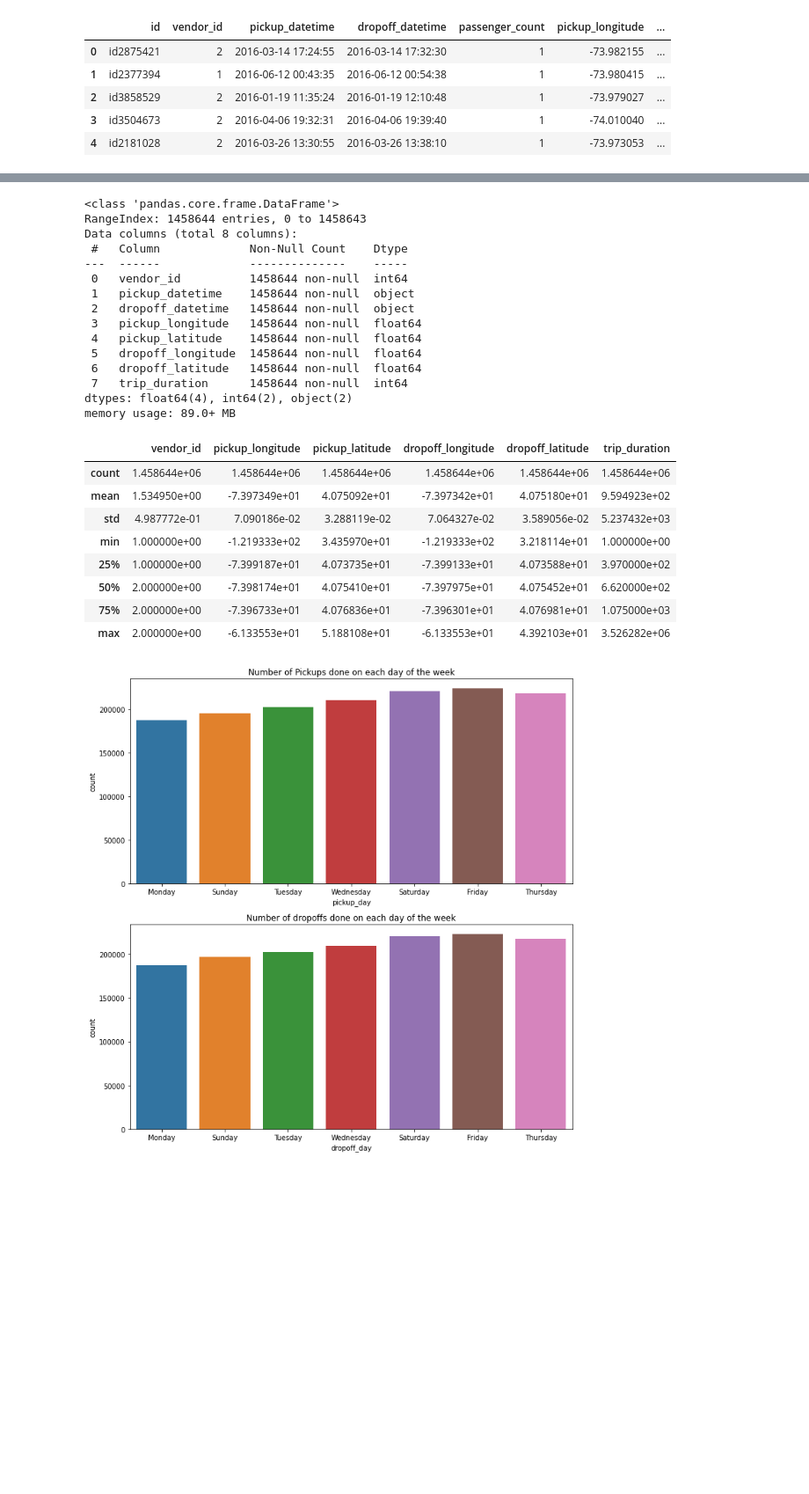
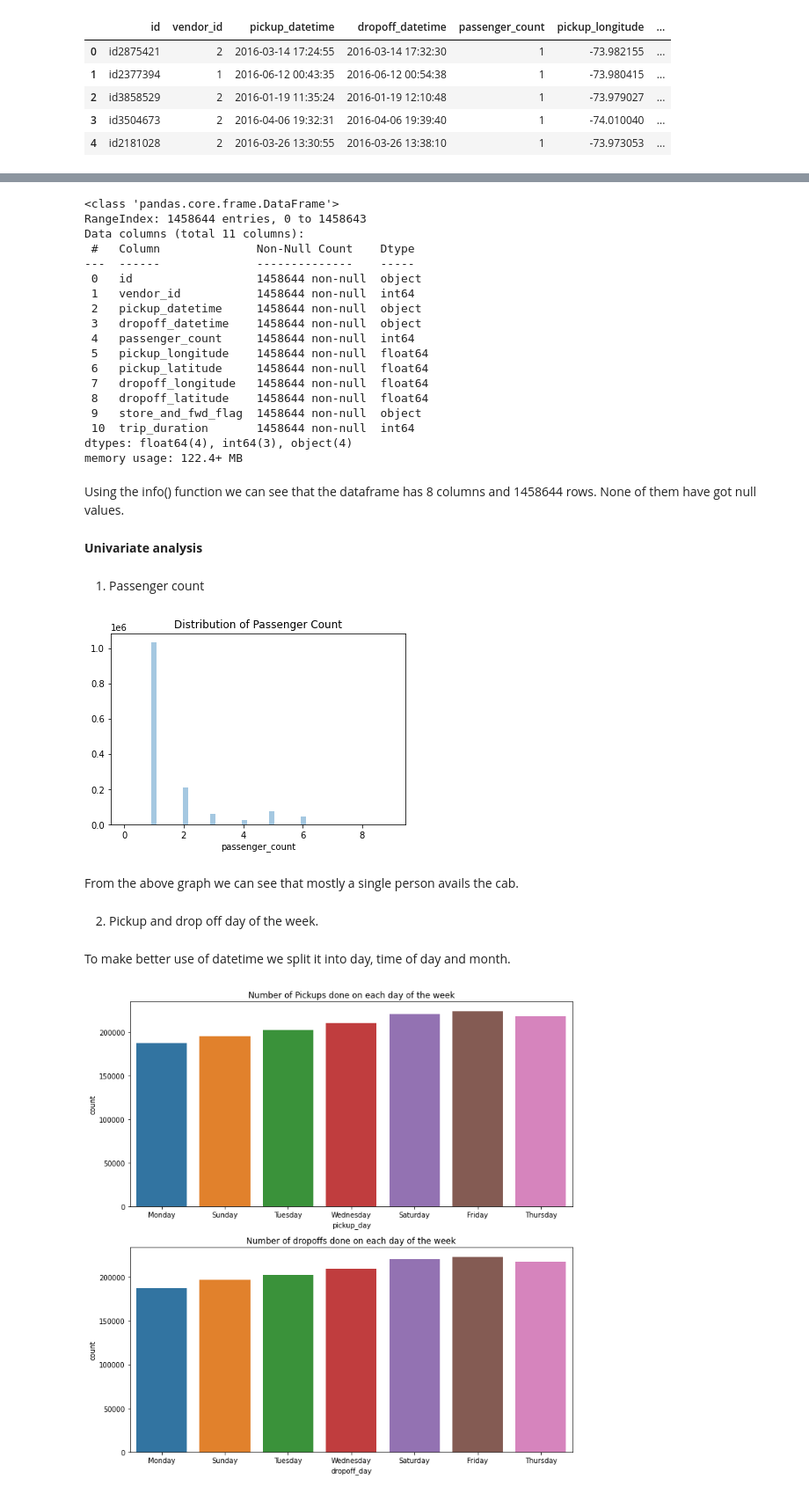
Before and after one commit to manm0han/NYC-Taxi-Trip-Time-Prediction, a Jupyter notebook: Copy_of_NYC_Taxi_Trip_Time_Prediction_Capstone_Project.ipynb, the cells around one changed output, grey strips where cells are left out. Shown at 88% size. Cells and saved outputs as stored; diff of their text form; code cells hidden in the pictures; blank space fills up the shorter version.

```diff
--- a/Copy_of_NYC_Taxi_Trip_Time_Prediction_Capstone_Project.ipynb
+++ b/Copy_of_NYC_Taxi_Trip_Time_Prediction_Capstone_Project.ipynb
@@ -60,5 +64,3 @@ df.head()
 | 2 | id3858529 | 2 | 2016-01-19 11:35:24 | 2016-01-19 12:10:48 | 1 | -73.979027 | ... |
 | 3 | id3504673 | 2 | 2016-04-06 19:32:31 | 2016-04-06 19:39:40 | 1 | -74.010040 | ... |
 | 4 | id2181028 | 2 | 2016-03-26 13:30:55 | 2016-03-26 13:38:10 | 1 | -73.973053 | ... |
-# %%
-df.drop(['id', 'passenger_count', 'store_and_fwd_flag'], inplace = True, axis = 1)
@@ -67,29 +82,38 @@ df.info()
 # %% [output]
 <class 'pandas.core.frame.DataFrame'>
 RangeIndex: 1458644 entries, 0 to 1458643
-Data columns (total 8 columns):
- #   Column             Non-Null Count    Dtype
----  ------             --------------    -----
- 0   vendor_id          1458644 non-null  int64
- 1   pickup_datetime    1458644 non-null  object
- 2   dropoff_datetime   1458644 non-null  object
- 3   pickup_longitude   1458644 non-null  float64
- 4   pickup_latitude    1458644 non-null  float64
- 5   dropoff_longitude  1458644 non-null  float64
- 6   dropoff_latitude   1458644 non-null  float64
- 7   trip_duration      1458644 non-null  int64
-dtypes: float64(4), int64(2), object(2)
-memory usage: 89.0+ MB
+Data columns (total 11 columns):
+ #   Column              Non-Null Count    Dtype
+---  ------              --------------    -----
+ 0   id                  1458644 non-null  object
+ 1   vendor_id           1458644 non-null  int64
+ 2   pickup_datetime     1458644 non-null  object
+ 3   dropoff_datetime    1458644 non-null  object
+ 4   passenger_count     1458644 non-null  int64
+ 5   pickup_longitude    1458644 non-null  float64
+ 6   pickup_latitude     1458644 non-null  float64
+ 7   dropoff_longitude   1458644 non-null  float64
+ 8   dropoff_latitude    1458644 non-null  float64
+ 9   store_and_fwd_flag  1458644 non-null  object
+ 10  trip_duration       1458644 non-null  int64
+dtypes: float64(4), int64(3), object(4)
+memory usage: 122.4+ MB
-# %%
-df.describe()
-# %% [output]
-|  | vendor_id | pickup_longitude | pickup_latitude | dropoff_longitude | dropoff_latitude | trip_duration |
-| count | 1.458644e+06 | 1.458644e+06 | 1.458644e+06 | 1.458644e+06 | 1.458644e+06 | 1.458644e+06 |
-| mean | 1.534950e+00 | -7.397349e+01 | 4.075092e+01 | -7.397342e+01 | 4.075180e+01 | 9.594923e+02 |
-| std | 4.987772e-01 | 7.090186e-02 | 3.288119e-02 | 7.064327e-02 | 3.589056e-02 | 5.237432e+03 |
-| min | 1.000000e+00 | -1.219333e+02 | 3.435970e+01 | -1.219333e+02 | 3.218114e+01 | 1.000000e+00 |
-| 25% | 1.000000e+00 | -7.399187e+01 | 4.073735e+01 | -7.399133e+01 | 4.073588e+01 | 3.970000e+02 |
-| 50% | 2.000000e+00 | -7.398174e+01 | 4.075410e+01 | -7.397975e+01 | 4.075452e+01 | 6.620000e+02 |
-| 75% | 2.000000e+00 | -7.396733e+01 | 4.076836e+01 | -7.396301e+01 | 4.076981e+01 | 1.075000e+03 |
-| max | 2.000000e+00 | -6.133553e+01 | 5.188108e+01 | -6.133553e+01 | 4.392103e+01 | 3.526282e+06 |
+# %% [markdown]
+Using the info() function we can see that the dataframe has 8 columns and 1458644 rows. None of them have got null values.
+# %% [markdown]
+**Univariate analysis**
+# %% [markdown]
+1. Passenger count
+# %%
+sns.distplot(df['passenger_count'],kde=False)
+plt.title('Distribution of Passenger Count')
+plt.show()
+# %% [output]
+[figure, added]
+# %% [markdown]
+From the above graph we can see that mostly a single person avails the cab.
+# %% [markdown]
+2. Pickup and drop off day of the week.
+# %% [markdown]
+To make better use of datetime we split it into day, time of day and month.
 # %%
```
Also changed, not shown: parts of 93 cells of this notebook.
